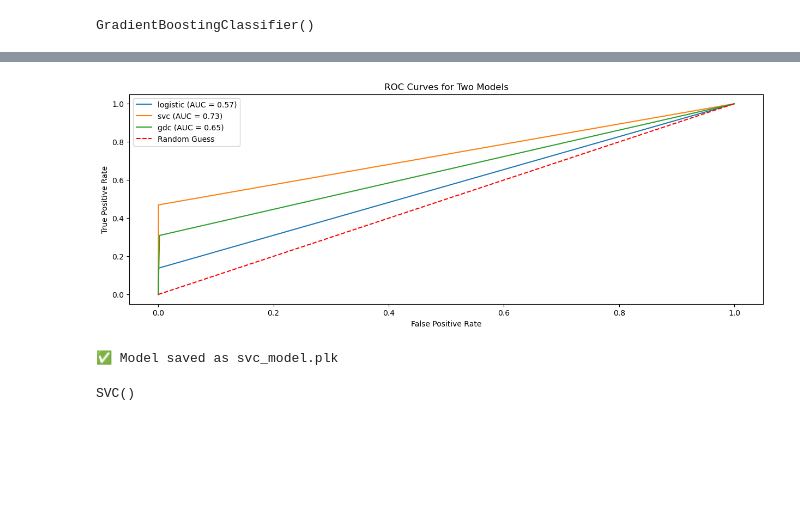
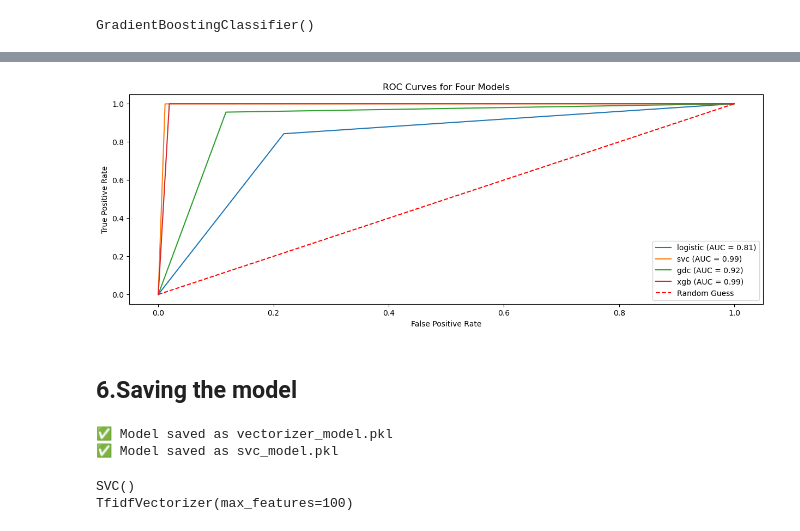
Before and after one commit to Durgaprasath01415/DS-Fake-Job-Prediction, a Jupyter notebook: Fraudulent Job Classification.ipynb, the cells around one changed output, grey strips where cells are left out. Drawn from its saved outputs; the diff is of its cells as text; code cells hidden in the pictures; blank space fills up the shorter version.

```diff
--- a/Fraudulent Job Classification.ipynb
+++ b/Fraudulent Job Classification.ipynb
@@ -322,5 +330,5 @@ type(data['text'])
 # %% [output]
 pandas.core.series.Series
 # %%
-data['clean_text'] = data['text'].apply(clean_text)
+data['clean_text'] = data['combine_text'].apply(clean_text)
 # %%
@@ -328,3 +338,8 @@ vectorizer = TfidfVectorizer(max_features=100) # Vectorization
 X = vectorizer.fit_transform(data['clean_text']) # Independent variables
 
 y = data['fraudulent']  # Target(Dependant) variable
+# %%
+# Over Sampling
+oversample = RandomOverSampler(sampling_strategy='minority',random_state=42,)
+X_over, y_over = oversample.fit_resample(X, y)
+print("Oversampled class distribution:", Counter(y_over))
@@ -331,3 +348,3 @@ y = data['fraudulent']  # Target(Dependant) variable
 # %%
 #Train test split
-X_train,X_test,y_train,y_test = train_test_split(X,y,random_state=42,test_size=0.2)
+X_train,X_test,y_train,y_test = train_test_split(X_over,y_over,random_state=42,test_size=0.2)
@@ -438,0 +454,9 @@ plt.show()
+# %%
+from xgboost import XGBClassifier
+
+xgboost_model = XGBClassifier()
+xgboost_model.fit(X_train,y_train)
+
+y_pred_xgb = xgboost_model.predict(X_test)
+print("\nClassification Report:\n", classification_report(y_test,y_pred_xgb))
+print("\nROC_AUC_Score: ", roc_auc_score(y_test, y_pred_xgb))
@@ -439,19 +487,21 @@ plt.show()
 # %%
-test_df = pd.DataFrame({'true' : y_test,'logistic' : y_pred_logistic,'svc' : y_pred_svc,'gdc' : y_pred_gdc})
-
+# ROC Curve For Three Models
+test_df = pd.DataFrame({'true' : y_test,'logistic' : y_pred_logistic,'svc' : y_pred_svc,'gdc' : y_pred_gdc,'xgb' : y_pred_xgb})
 
 plt.figure(figsize=(15,5))
-for model in ['logistic','svc','gdc']:
+for model in ['logistic','svc','gdc','xgb']:
     fpr,tpr,_ = roc_curve(test_df['true'],test_df[model])
     roc_auc = auc(fpr, tpr)
     plt.plot(fpr, tpr, label=f'{model} (AUC = {roc_auc:.2f})')
 
 plt.plot([0, 1], [0, 1], 'r--', label='Random Guess')
 plt.xlabel('False Positive Rate')
 plt.ylabel('True Positive Rate')
-plt.title('ROC Curves for Two Models')
+plt.title('ROC Curves for Four Models')
 plt.legend()
 plt.show()
 # %% [output]
-[figure, old version]
+[figure, new version]
+# %% [markdown]
+## 6.Saving the model
 # %%
@@ -459,16 +509,31 @@ import pickle
 # %%
 best_model = svc_model
-filename = 'svc_model.plk'
+vectorizer_model = vectorizer
+
+filename = 'svc_model.pkl'
+filename_vectorizer = 'vectorizer_model.pkl'
+
+
+with open(filename_vectorizer,'wb') as file:
+    joblib.dump(vectorizer_model,file)
+
+print(f"✅ Model saved as {filename_vectorizer}")
 
 with open(filename,'wb') as file:
-    pickle.dump(best_model,file)
+    joblib.dump(best_model,file)
 
 print(f"✅ Model saved as {filename}")
 # %% [output]
-✅ Model saved as svc_model.plk
+✅ Model saved as vectorizer_model.pkl
+✅ Model saved as svc_model.pkl
 # %%
 with open(filename,'rb') as f:
-    model = pickle.load(f)
+    model = joblib.load(f)
 print(model)
+
+with open(filename_vectorizer,'rb') as f:
+    vectorizer = joblib.load(f)
+print(vectorizer)
 # %% [output]
 SVC()
+TfidfVectorizer(max_features=100)
```
Also changed, not shown: parts of 33 cells of this notebook.
